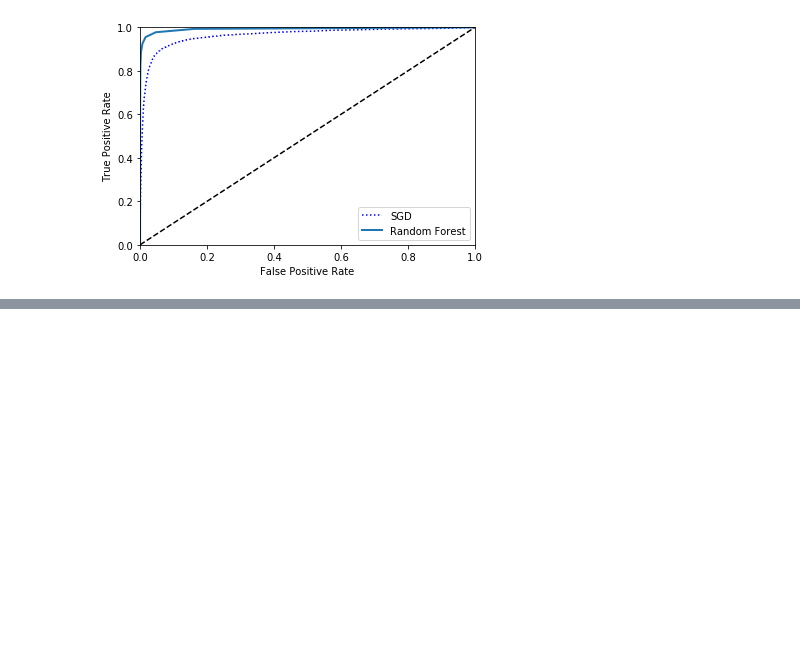
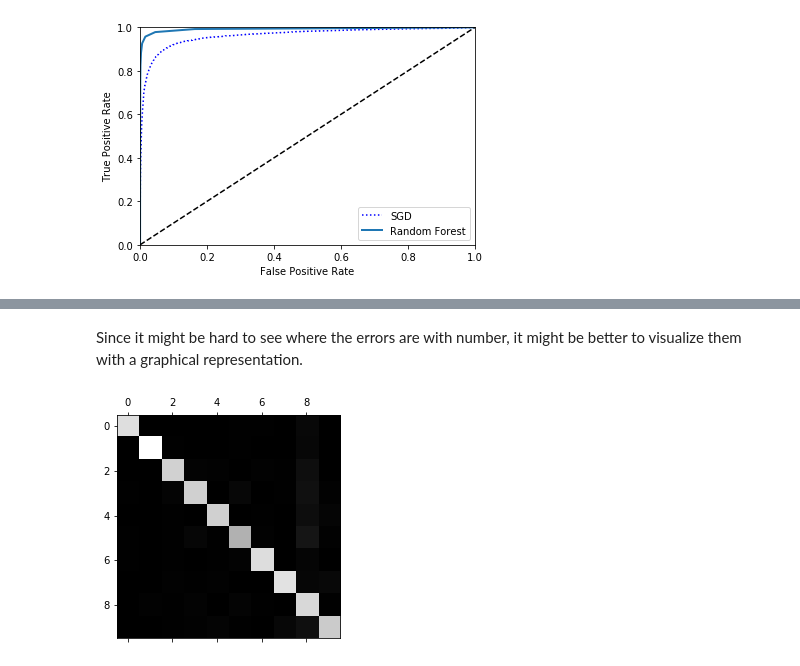
Before and after one commit to cvolcy/hands-on-mlbook, a Jupyter notebook: chapter_3.ipynb, the cells around one changed output, grey strips where cells are left out. Saved outputs shown, nothing was run; the diff lists cells and outputs as text; code cells hidden in the pictures; blank space fills up the shorter version.

```diff
--- a/chapter_3.ipynb
+++ b/chapter_3.ipynb
@@ -242,0 +245,2 @@ Recall Score : 0.955358789891164
+# %%
+sgd_clf.fit(X_train, y_train)
@@ -242,0 +280,6 @@ Recall Score : 0.955358789891164
+# %%
+from sklearn.preprocessing import StandardScaler
+
+scaler = StandardScaler()
+X_train_scaled = scaler.fit_transform(X_train.astype(np.float64))
+cross_val_score(sgd_clf, X_train_scaled, y_train, cv=3, scoring="accuracy", n_jobs=-1)
@@ -242,0 +290,4 @@ Recall Score : 0.955358789891164
+# %%
+y_train_pred = cross_val_predict(sgd_clf, X_train_scaled, y_train, cv=3, n_jobs=-1)
+conf_mx = confusion_matrix(y_train, y_train_pred)
+conf_mx
@@ -242,0 +306,7 @@ Recall Score : 0.955358789891164
+# %% [markdown]
+Since it might be hard to see where the errors are with number, it might be better to visualize them with a graphical representation.
+# %%
+plt.matshow(conf_mx, cmap=plt.cm.gray)
+plt.show()
+# %% [output]
+[figure, added]
```
Also changed, not shown: parts of 32 cells of this notebook.
